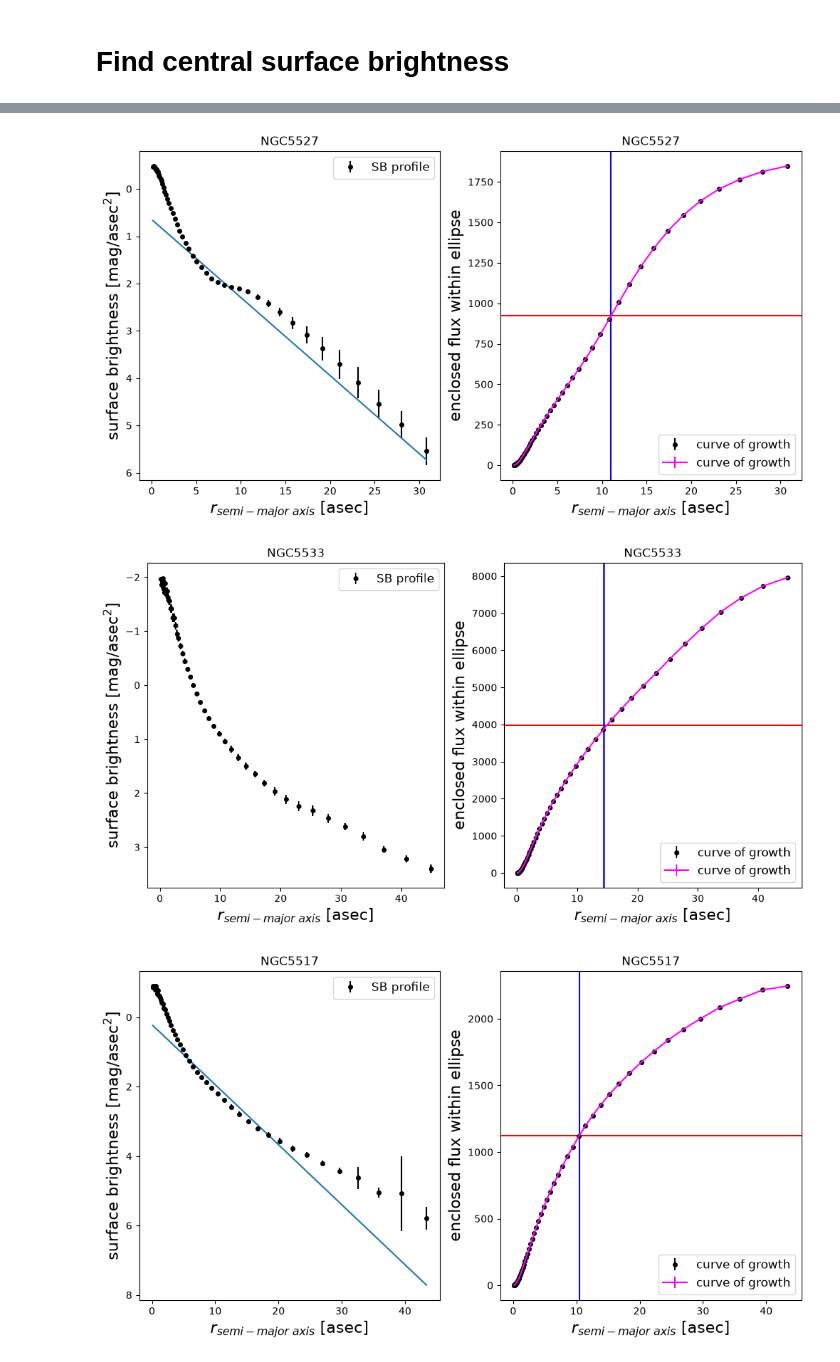
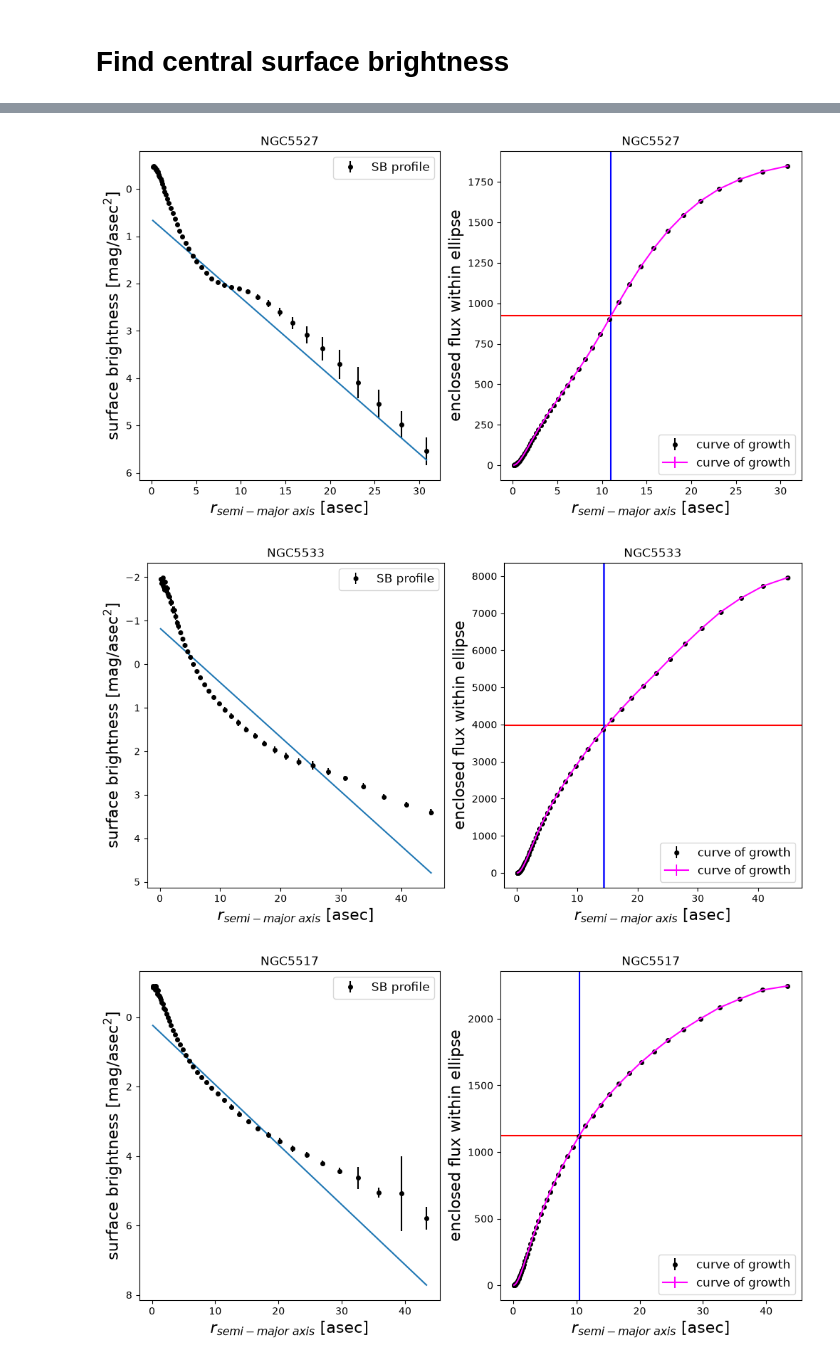
Before and after one commit to Christopher-E-Jennings/Galaxy_Capstone, a Jupyter notebook: GalaxyFits.ipynb, the cells around one changed output, grey strips where cells are left out. Cells and saved outputs as stored; diff of their text form; code cells hidden in the pictures.

```diff
--- a/GalaxyFits.ipynb
+++ b/GalaxyFits.ipynb
@@ -459,8 +460,9 @@ for galname in imname:
     print(f'the half-light radius = {rhalfasec[galname]:.3f} [asec]')
     #To get a fit for the disc, we assume an n=1 Sersic profile - that is, a straight line in magnitudes. We can write it in terms of the half-light radius and its intensity
     #and then find the value at zero to get the central surface brightness of the disc
-    if sbcent[galname][int(rhalfasec[galname])] == np.isnan:
-        sbhalf = sbcent[galname][int(rhalfasec[galname]+1)]
+    #check for nan values - increment up if nan
+    if np.isnan(sbcent[galname][int(rhalfasec[galname])]) == True:
+        sbhalf = sbcent[galname][int(rhalfasec[galname]+2)]
     else:
         sbhalf = sbcent[galname][int(rhalfasec[galname])]
     sb0 = sbhalf - 2.5*np.log10(1/np.exp(1))
@@ -484,5 +486,5 @@ the central surface brightness is = nan [mag/asec^2]
 [figure]
 [figure]
-[figure, old version]
+[figure, new version]
 [figure]
 [figure]
```
Also changed, not shown: parts of 2 cells of this notebook.
